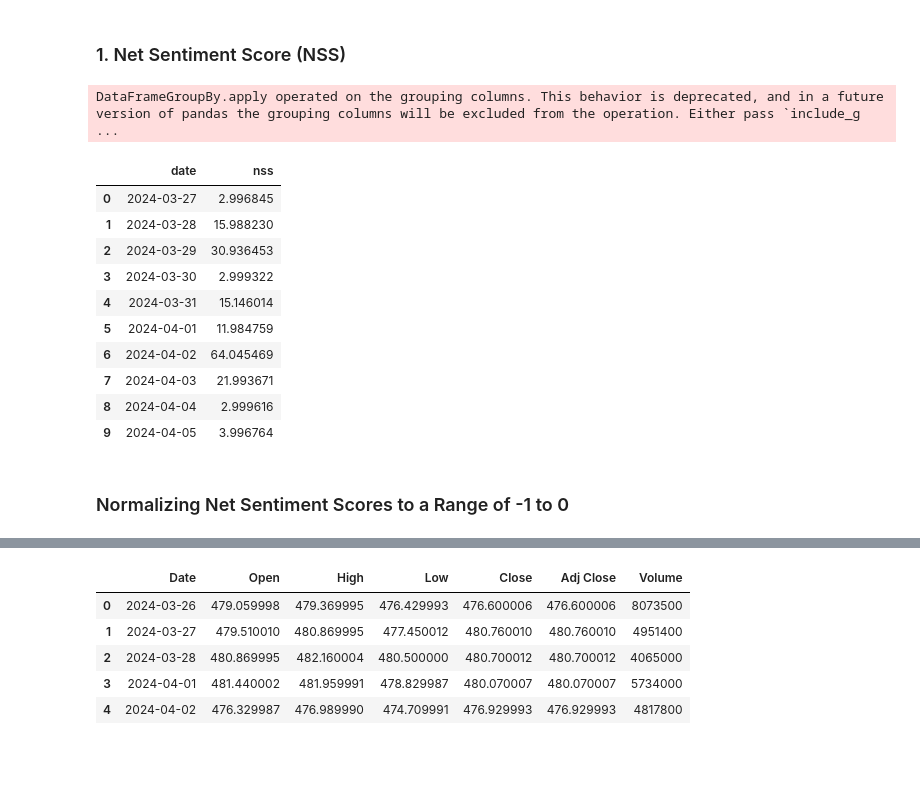
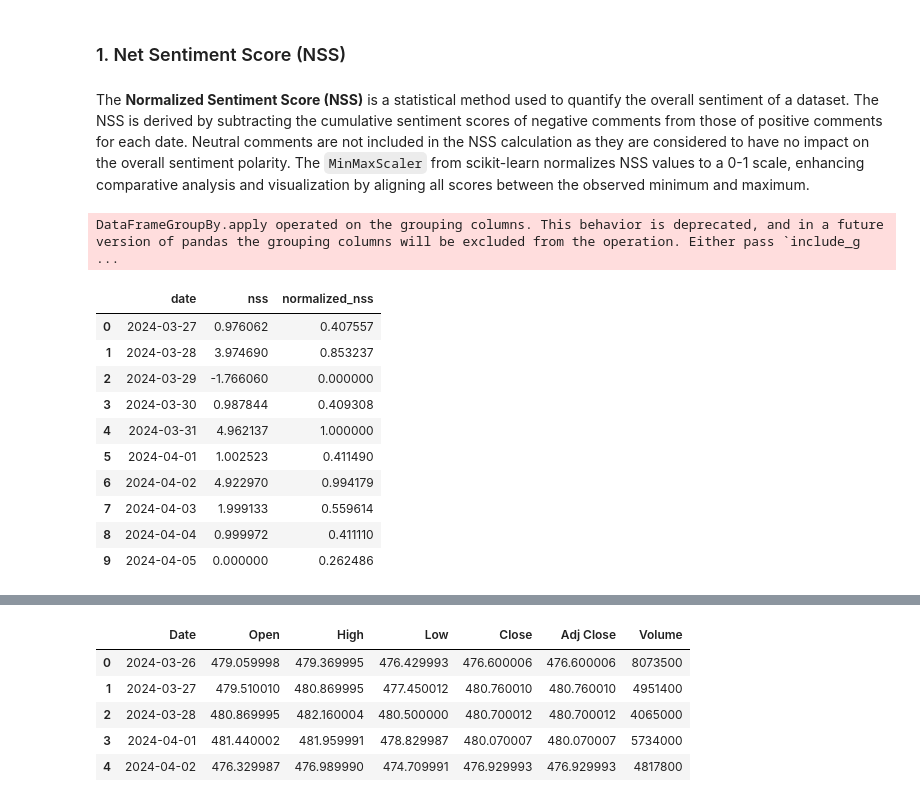
Before and after one commit to charltonxqh/SC1015-mini-project, a Jupyter notebook: Sentiment Analysis/sentiment_analysis_v2.ipynb, the cells around one changed output, grey strips where cells are left out. Drawn from its saved outputs; the diff is of its cells as text; code cells hidden in the pictures; blank space fills up the shorter version.

```diff
--- a/Sentiment Analysis/sentiment_analysis_v2.ipynb
+++ b/Sentiment Analysis/sentiment_analysis_v2.ipynb
@@ -402,38 +431,45 @@ plt.show()
 ## Analyzing the Overall Sentiment
 # %% [markdown]
 ### 1. Net Sentiment Score (NSS)
+# %% [markdown]
+The **Normalized Sentiment Score (NSS)** is a statistical method used to quantify the overall sentiment of a dataset. The NSS is derived by subtracting the cumulative sentiment scores of negative comments from those of positive comments for each date. Neutral comments are not included in the NSS calculation as they are considered to have no impact on the overall sentiment polarity. The `MinMaxScaler` from scikit-learn normalizes NSS values to a 0-1 scale, enhancing comparative analysis and visualization by aligning all scores between the observed minimum and maximum.
 # %%
 import pandas as pd
+from sklearn.preprocessing import MinMaxScaler
 
 data = {
     'date': df['date'],
     'sentiment_label': df['sentiment_label'],
     'sentiment_score': df['sentiment_score']
 }
 nss_df = pd.DataFrame(data)
 
-# Calculate Net Sentiment Score
+# Calculate Net Sentiment Score including positive, neutral, and negative sentiments
 nss = nss_df.groupby('date').apply(
-    lambda x: (x[x['sentiment_label'] == 1]['sentiment_score'].sum()
-               - x[x['sentiment_label'] == 0]['sentiment_score'].sum()))
+    lambda x: x[x['sentiment_label'] == 2]['sentiment_score'].sum()  # Sum of positive scores
+             - x[x['sentiment_label'] == 0]['sentiment_score'].sum()  # Subtract sum of negative scores
+)
 
 # Convert to DataFrame and reset index
 nss_df = nss.reset_index()
 nss_df.columns = ['date', 'nss']  # Renaming columns
 
+# Normalize the NSS to be between 0 and 1
+scaler = MinMaxScaler(feature_range=(0, 1))
+nss_df['normalized_nss'] = scaler.fit_transform(nss_df['nss'].values.reshape(-1, 1))
+
+# Display the DataFrame
 nss_df
 # %% [output]
 DataFrameGroupBy.apply operated on the grouping columns. This behavior is deprecated, and in a future version of pandas the grouping columns will be excluded from the operation. Either pass `include_g ...
-|  | date | nss |
-| 0 | 2024-03-27 | 2.996845 |
-| 1 | 2024-03-28 | 15.988230 |
-| 2 | 2024-03-29 | 30.936453 |
-| 3 | 2024-03-30 | 2.999322 |
-| 4 | 2024-03-31 | 15.146014 |
-| 5 | 2024-04-01 | 11.984759 |
-| 6 | 2024-04-02 | 64.045469 |
-| 7 | 2024-04-03 | 21.993671 |
-| 8 | 2024-04-04 | 2.999616 |
-| 9 | 2024-04-05 | 3.996764 |
+|  | date | nss | normalized_nss |
+| 0 | 2024-03-27 | 0.976062 | 0.407557 |
+| 1 | 2024-03-28 | 3.974690 | 0.853237 |
+| 2 | 2024-03-29 | -1.766060 | 0.000000 |
+| 3 | 2024-03-30 | 0.987844 | 0.409308 |
+| 4 | 2024-03-31 | 4.962137 | 1.000000 |
+| 5 | 2024-04-01 | 1.002523 | 0.411490 |
+| 6 | 2024-04-02 | 4.922970 | 0.994179 |
+| 7 | 2024-04-03 | 1.999133 | 0.559614 |
+| 8 | 2024-04-04 | 0.999972 | 0.411110 |
+| 9 | 2024-04-05 | 0.000000 | 0.262486 |
-# %% [markdown]
-### Normalizing Net Sentiment Scores to a Range of -1 to 0
```
Also changed, not shown: parts of 20 cells of this notebook.
